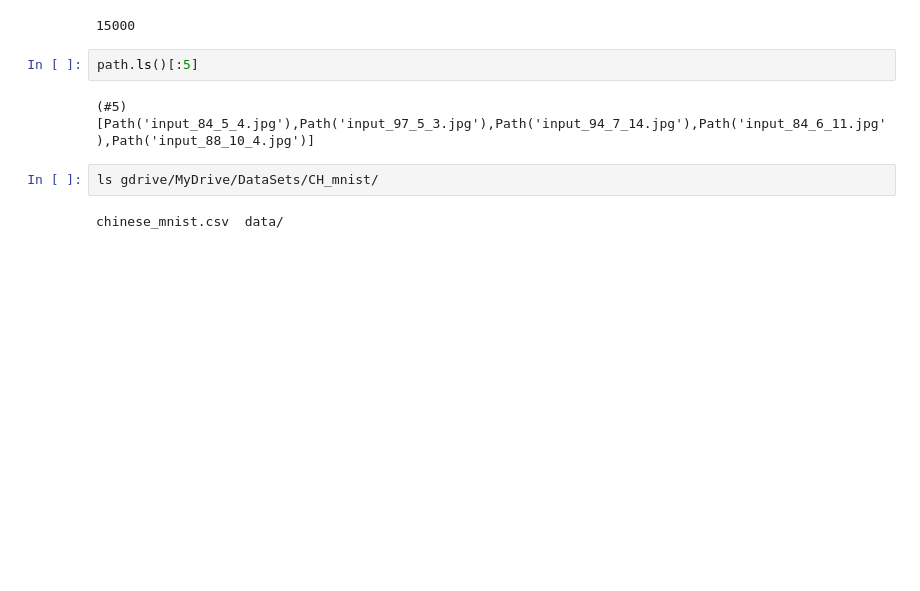
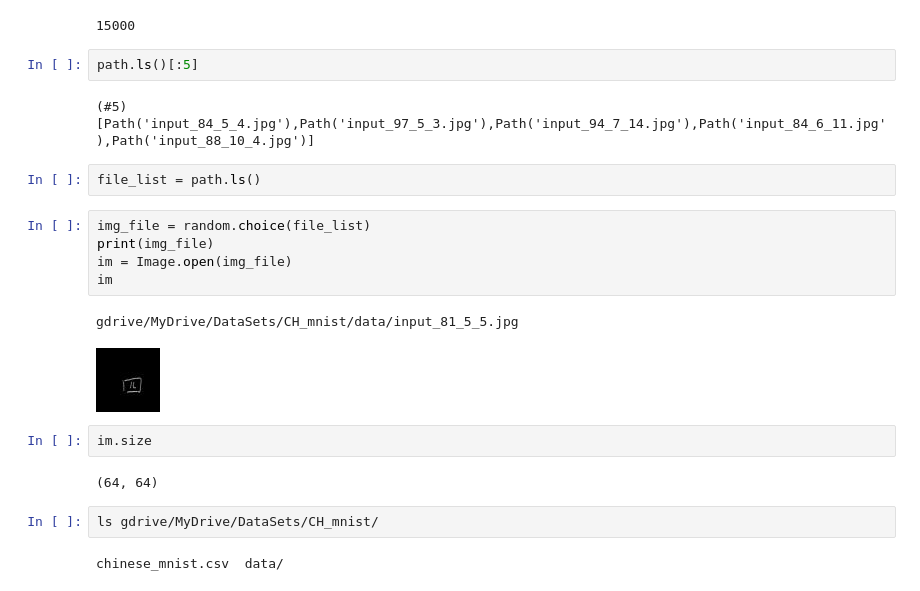
Before and after one commit to Aravinda89/Image-Classificatio-from-Scratch, a Jupyter notebook: CH_MNIST.ipynb, the cells around one changed output. Drawn from its saved outputs; the diff is of its cells as text; blank space fills up the shorter version.

```diff
--- a/CH_MNIST.ipynb
+++ b/CH_MNIST.ipynb
@@ -26,6 +26,20 @@ len(path.ls())
 path.ls()[:5]
 # %% [output]
 (#5) [Path('input_84_5_4.jpg'),Path('input_97_5_3.jpg'),Path('input_94_7_14.jpg'),Path('input_84_6_11.jpg'),Path('input_88_10_4.jpg')]
+# %%
+file_list = path.ls()
+# %%
+img_file = random.choice(file_list)
+print(img_file)
+im = Image.open(img_file)
+im
+# %% [output]
+gdrive/MyDrive/DataSets/CH_mnist/data/input_81_5_5.jpg
+[figure, added]
+# %%
+im.size
+# %% [output]
+(64, 64)
 # %%
 ls gdrive/MyDrive/DataSets/CH_mnist/
 # %% [output]
```
Also changed, not shown: parts of 5 cells of this notebook.
